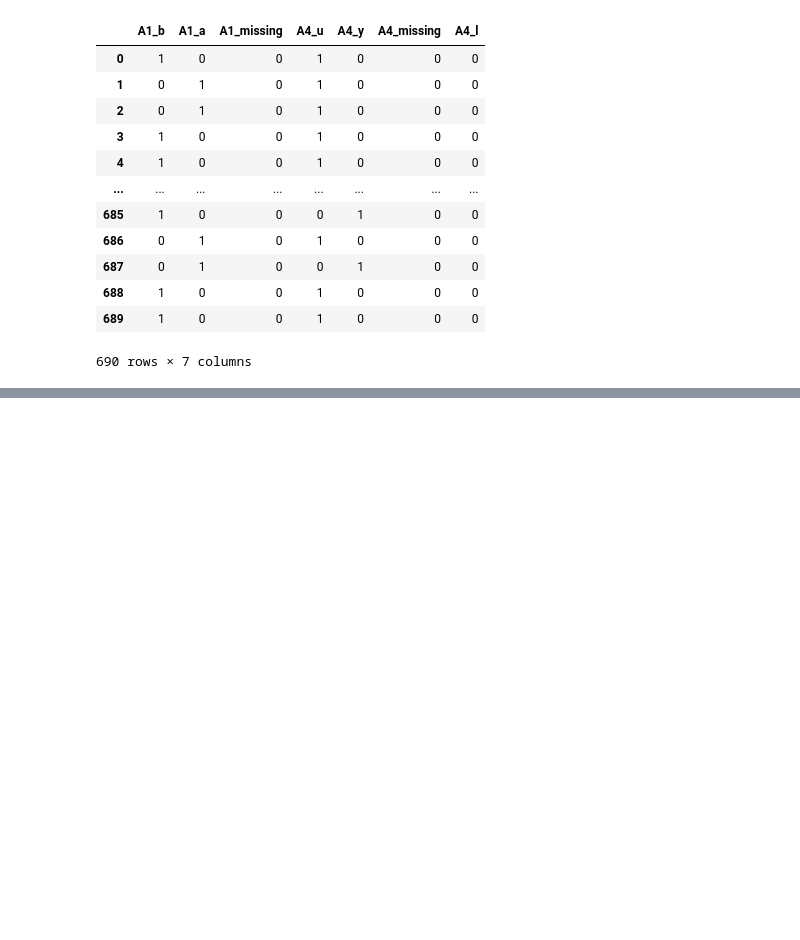
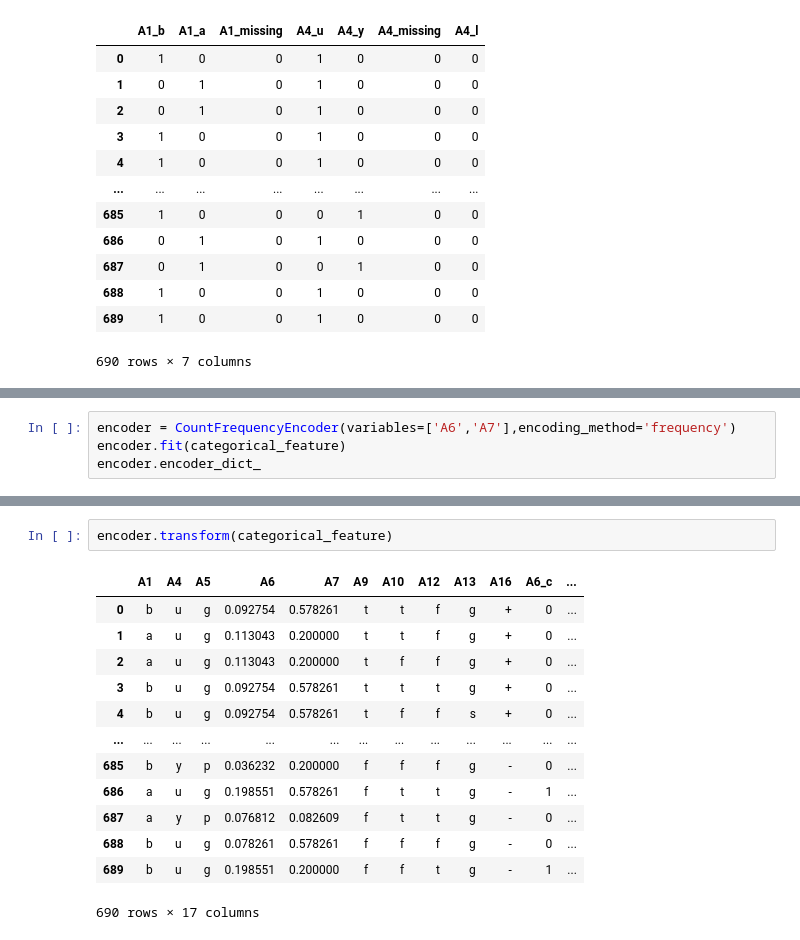
Before and after one commit to ashen007/Feature_enginering, a Jupyter notebook: notebooks/encoding features.ipynb, the cells around one changed output, grey strips where cells are left out. Drawn from its saved outputs; the diff is of its cells as text; blank space fills up the shorter version.

```diff
--- a/notebooks/encoding features.ipynb
+++ b/notebooks/encoding features.ipynb
@@ -367,0 +416,4 @@ encoder.transform(categorical_feature[['A1','A4']])
+# %%
+encoder = CountFrequencyEncoder(variables=['A6','A7'],encoding_method='frequency')
+encoder.fit(categorical_feature)
+encoder.encoder_dict_
@@ -367,0 +438,16 @@ encoder.transform(categorical_feature[['A1','A4']])
+# %%
+encoder.transform(categorical_feature)
+# %% [output]
+|  | A1 | A4 | A5 | A6 | A7 | A9 | A10 | A12 | A13 | A16 | A6_c | ... |
+| 0 | b | u | g | 0.092754 | 0.578261 | t | t | f | g | + | 0 | ... |
+| 1 | a | u | g | 0.113043 | 0.200000 | t | t | f | g | + | 0 | ... |
+| 2 | a | u | g | 0.113043 | 0.200000 | t | f | f | g | + | 0 | ... |
+| 3 | b | u | g | 0.092754 | 0.578261 | t | t | t | g | + | 0 | ... |
+| 4 | b | u | g | 0.092754 | 0.578261 | t | f | f | s | + | 0 | ... |
+| ... | ... | ... | ... | ... | ... | ... | ... | ... | ... | ... | ... | ... |
+| 685 | b | y | p | 0.036232 | 0.200000 | f | f | f | g | - | 0 | ... |
+| 686 | a | u | g | 0.198551 | 0.578261 | f | t | t | g | - | 1 | ... |
+| 687 | a | y | p | 0.076812 | 0.082609 | f | t | t | g | - | 0 | ... |
+| 688 | b | u | g | 0.078261 | 0.578261 | f | f | f | g | - | 0 | ... |
+| 689 | b | u | g | 0.198551 | 0.200000 | f | f | t | g | - | 1 | ... |
+690 rows × 17 columns
```
Also changed, not shown: parts of 5 cells of this notebook.
